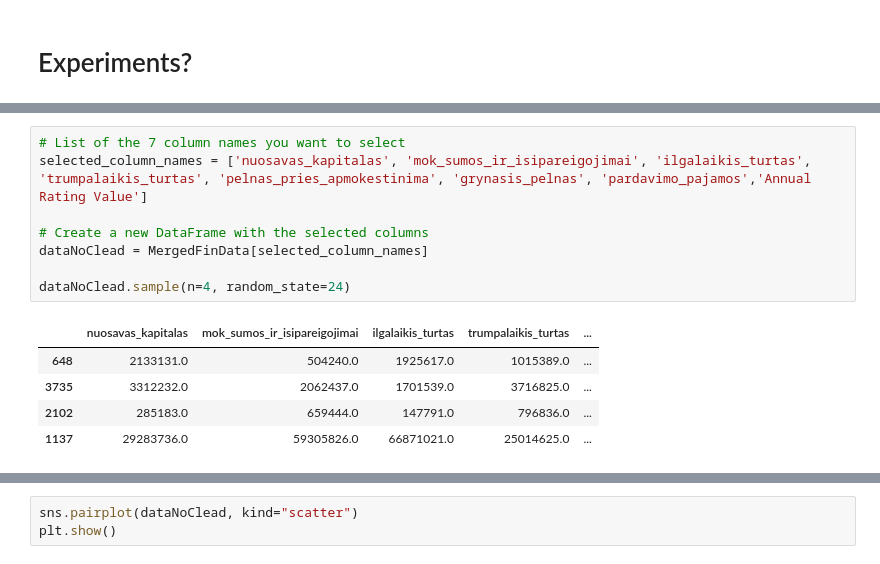
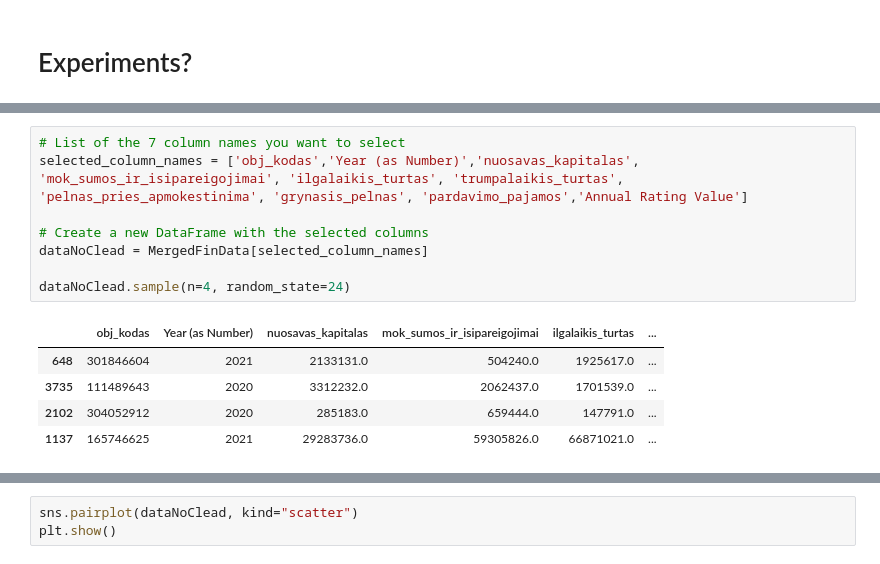
Before and after one commit to Juosir14/ktu-tyrimas, a Jupyter notebook: Tyrimas.ipynb, the cells around one changed output, grey strips where cells are left out. Drawn from its saved outputs; the diff is of its cells as text.

```diff
--- a/Tyrimas.ipynb
+++ b/Tyrimas.ipynb
@@ -230,15 +230,15 @@ dtypes: float64(8), int64(4), object(12)
 memory usage: 719.0+ KB
 # %%
 # List of the 7 column names you want to select
-selected_column_names = ['nuosavas_kapitalas', 'mok_sumos_ir_isipareigojimai', 'ilgalaikis_turtas', 'trumpalaikis_turtas', 'pelnas_pries_apmokestinima', 'grynasis_pelnas', 'pardavimo_pajamos','Annual Rating Value']
+selected_column_names = ['obj_kodas','Year (as Number)','nuosavas_kapitalas', 'mok_sumos_ir_isipareigojimai', 'ilgalaikis_turtas', 'trumpalaikis_turtas', 'pelnas_pries_apmokestinima', 'grynasis_pelnas', 'pardavimo_pajamos','Annual Rating Value']
 
 # Create a new DataFrame with the selected columns
 dataNoClead = MergedFinData[selected_column_names]
 
 dataNoClead.sample(n=4, random_state=24)
 # %% [output]
-|  | nuosavas_kapitalas | mok_sumos_ir_isipareigojimai | ilgalaikis_turtas | trumpalaikis_turtas | ... |
-| 648 | 2133131.0 | 504240.0 | 1925617.0 | 1015389.0 | ... |
-| 3735 | 3312232.0 | 2062437.0 | 1701539.0 | 3716825.0 | ... |
-| 2102 | 285183.0 | 659444.0 | 147791.0 | 796836.0 | ... |
-| 1137 | 29283736.0 | 59305826.0 | 66871021.0 | 25014625.0 | ... |
+|  | obj_kodas | Year (as Number) | nuosavas_kapitalas | mok_sumos_ir_isipareigojimai | ilgalaikis_turtas | ... |
+| 648 | 301846604 | 2021 | 2133131.0 | 504240.0 | 1925617.0 | ... |
+| 3735 | 111489643 | 2020 | 3312232.0 | 2062437.0 | 1701539.0 | ... |
+| 2102 | 304052912 | 2020 | 285183.0 | 659444.0 | 147791.0 | ... |
+| 1137 | 165746625 | 2021 | 29283736.0 | 59305826.0 | 66871021.0 | ... |
```
Also changed, not shown: parts of 2 cells of this notebook.
